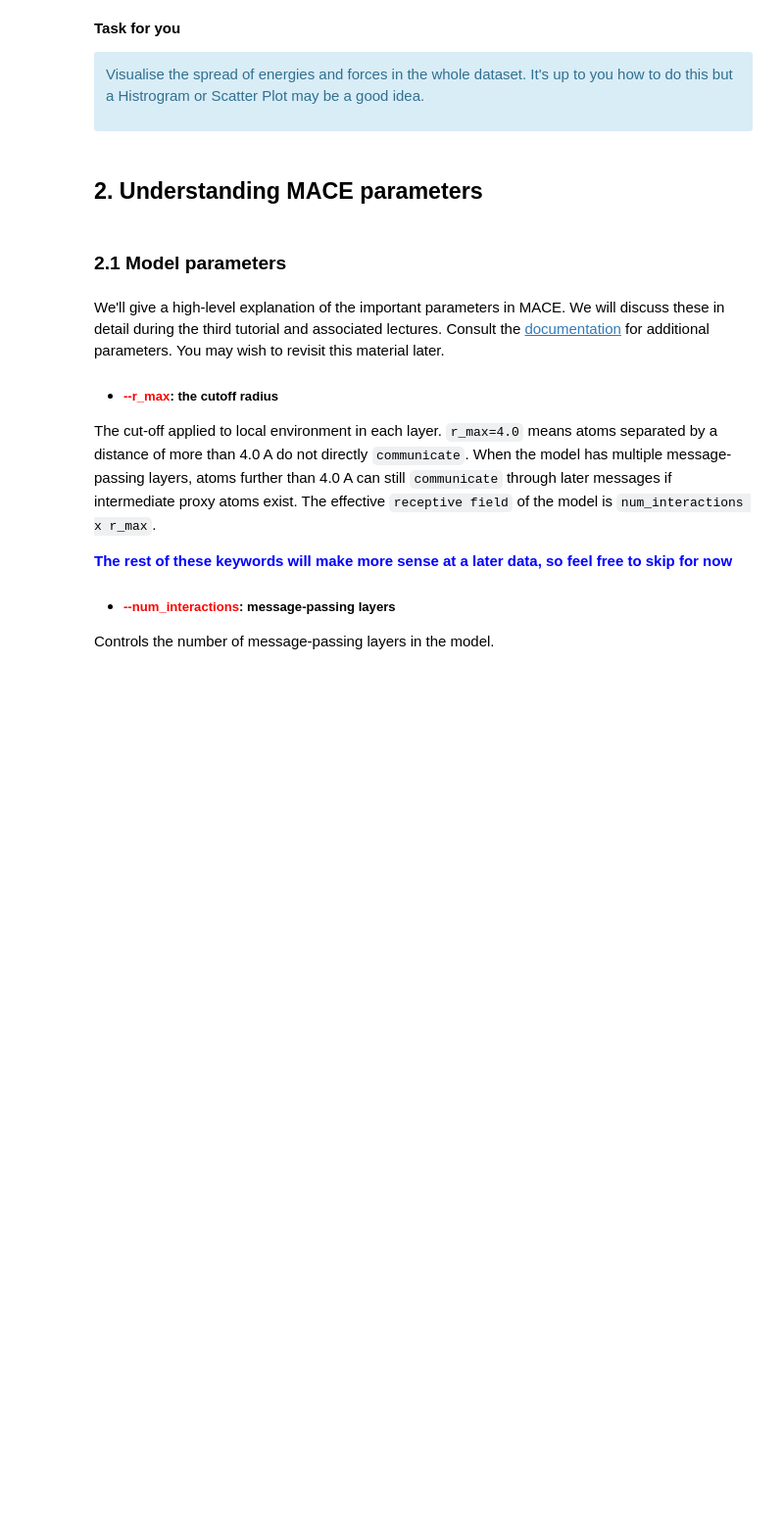
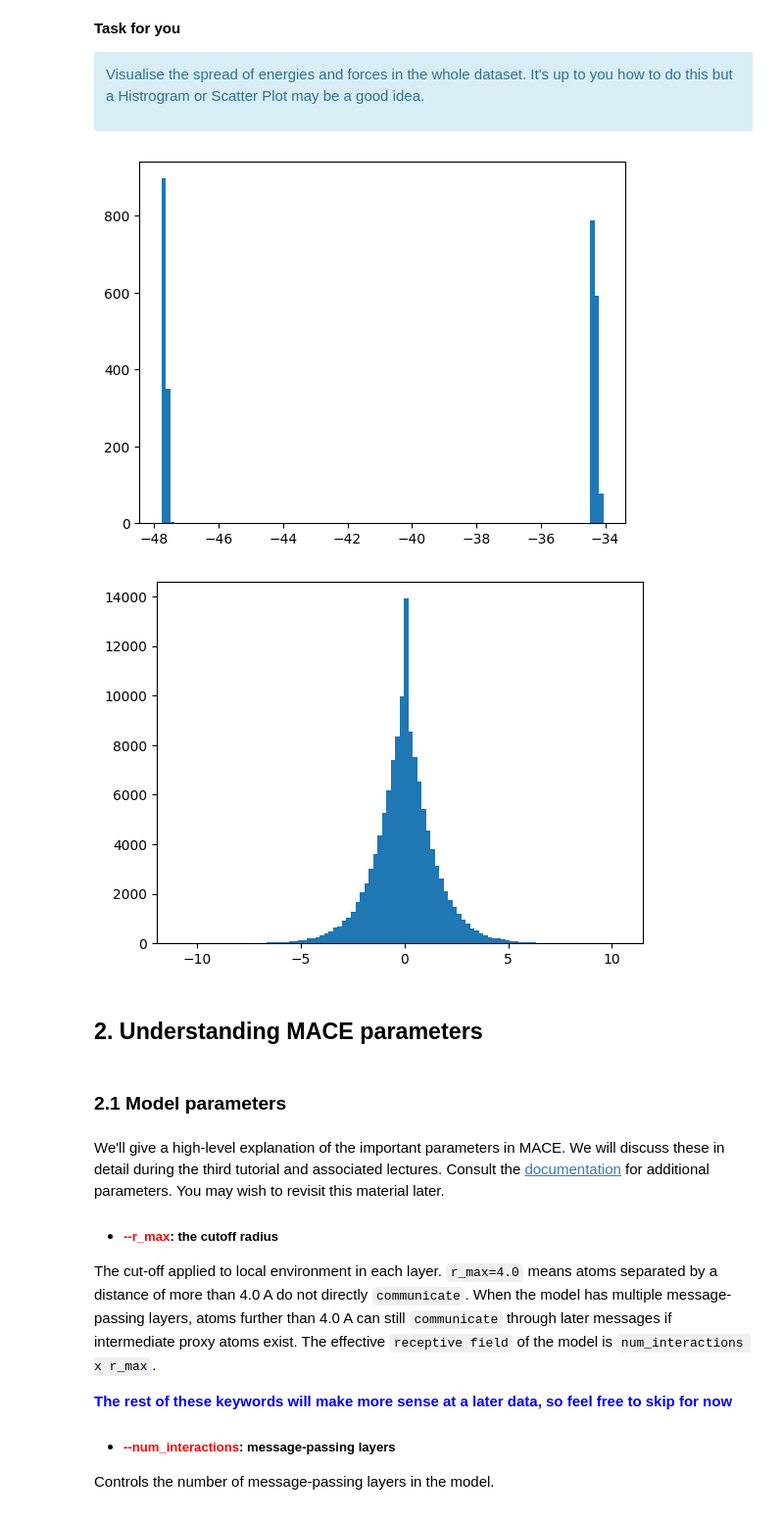
Before and after one commit to Neutrino155/MACE_tutorials, a Jupyter notebook: MACE_in_practice_I/T01-MACE-Practice-I.ipynb, the cells around one changed output. Shown at 98% size. Cells and saved outputs as stored; diff of their text form; code cells hidden in the pictures; blank space fills up the shorter version.

Commit message:
Fixed forces histogram and removed plot dihedrals task as some people get stuck on this for a bit from experience

```diff
--- a/MACE_in_practice_I/T01-MACE-Practice-I.ipynb
+++ b/MACE_in_practice_I/T01-MACE-Practice-I.ipynb
@@ -202,11 +278,15 @@ Visualise the spread of energies and forces in the whole dataset. It's up to you
 # %%
 energies=ea.get_prop(db, 'info', 'energy_xtb', peratom=True)
 forces=ea.get_prop(db, 'arrays', 'forces_xtb', peratom=False).flatten()
 plt.hist(energies, bins=100)
 plt.show()
-# plotting forces histogram takes a while...
-#plt.hist(forces, bins=100)
-#plt.show()
+
+forces_plot = np.concatenate([f.flatten() for f in forces])
+plt.hist(forces_plot, bins=100)
+plt.show()
+# %% [output]
+[figure, added]
+[figure, added]
 # %% [markdown]
 ## 2. Understanding MACE parameters
 # %% [markdown]
```
Also changed, not shown: parts of 9 cells of this notebook, 2 other files.
